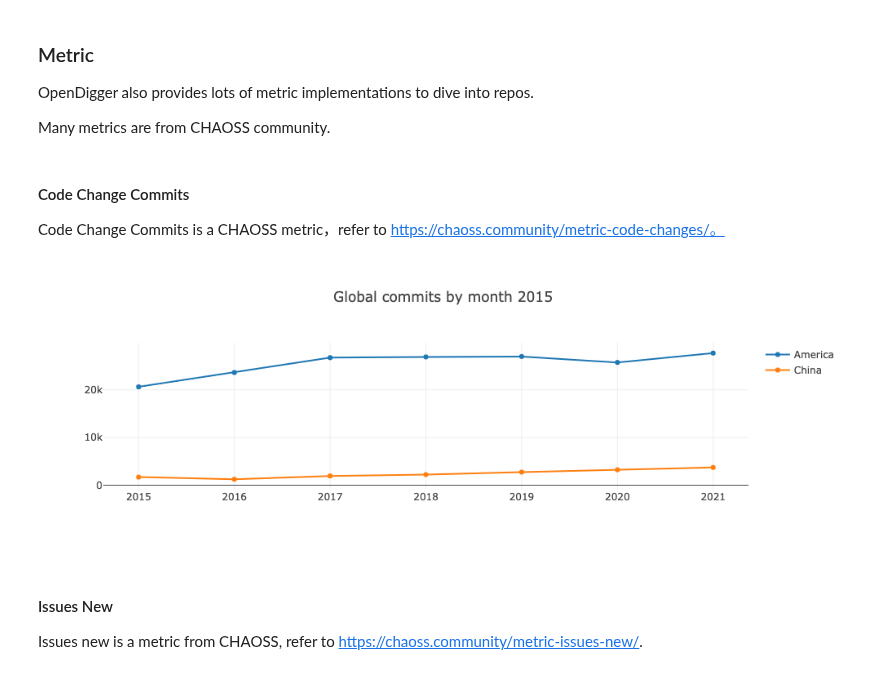
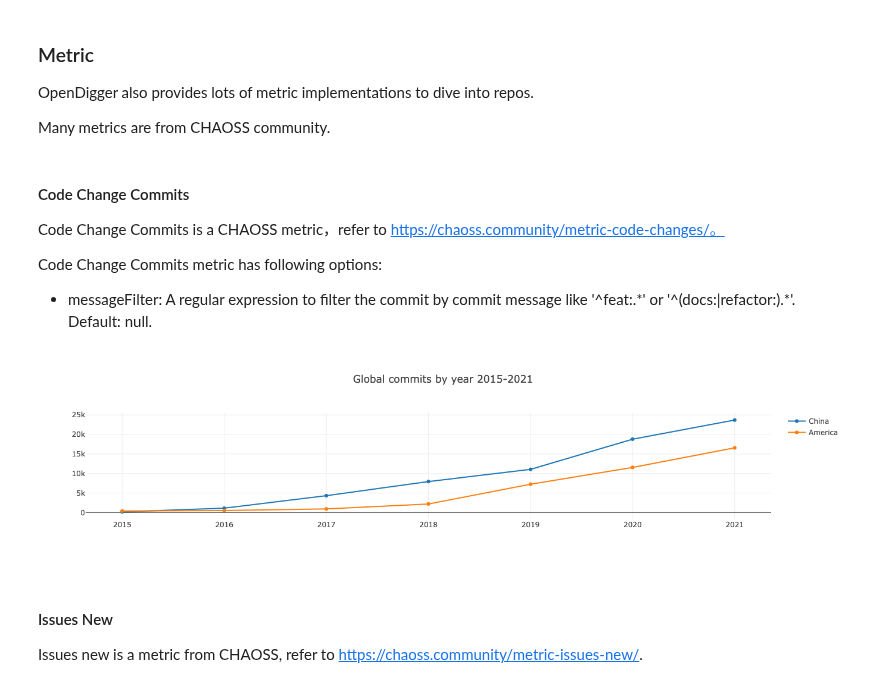
Before and after one commit to X-lab2017/open-digger, a Jupyter notebook: notebook/handbook.ipynb, the cells around one changed output. Saved outputs shown, nothing was run; the diff lists cells and outputs as text; code cells hidden in the pictures.

Commit message:
refactor: add message filter to code change commit metrics
Signed-off-by: frank-zsy <syzhao1988@126.com>

```diff
--- a/notebook/handbook.ipynb
+++ b/notebook/handbook.ipynb
@@ -184,22 +184,27 @@ OpenDigger also provides lots of metric implementations to dive into repos.
 Many metrics are from CHAOSS community.
 # %% [markdown]
 #### Code Change Commits
+
 Code Change Commits is a CHAOSS metric，refer to https://chaoss.community/metric-code-changes/。
+
+Code Change Commits metric has following options:
+
+- messageFilter: A regular expression to filter the commit by commit message like '^feat:.\*' or '^(docs:|refactor:).\*'. Default: null.
 # %%
 var startYear = 2015, startMonth = 1, endYear = 2021, endMonth = 12, x = [];
 for (let y = startYear; y <= endYear; y++) x.push(`${y}`);
-openDigger.metric.chaoss.codeChangeCommits({ labelIntersect: ['Region'], startYear, startMonth, endYear, endMonth, groupBy: 'Region', groupTimeRange: 'month', limit: -1 }).then(data => {
+openDigger.metric.chaoss.codeChangeCommits({ labelIntersect: ['Region'], startYear, startMonth, endYear, endMonth, groupBy: 'Region', groupTimeRange: 'year', limit: -1, options: { messageFilter: '^feat:.*' } }).then(data => {
     openDigger.render.plotly(data.filter(row => row.name != 'Others').map(row => {
         return {
             x,
             y: row.count,
             mode: 'scatter',
             name: row.name
         };
-    }), {title: `Global commits by month ${startYear}`, xaxis: {type: 'category'}});
+    }), {title: `Global commits by year ${startYear}-${endYear}`, xaxis: {type: 'category'}});
 });
 # %% [output]
-[figure, old version]
+[figure, new version]
 # %% [markdown]
 #### Issues New
 
```
Also changed, not shown: parts of 6 cells of this notebook, 3 other files.
